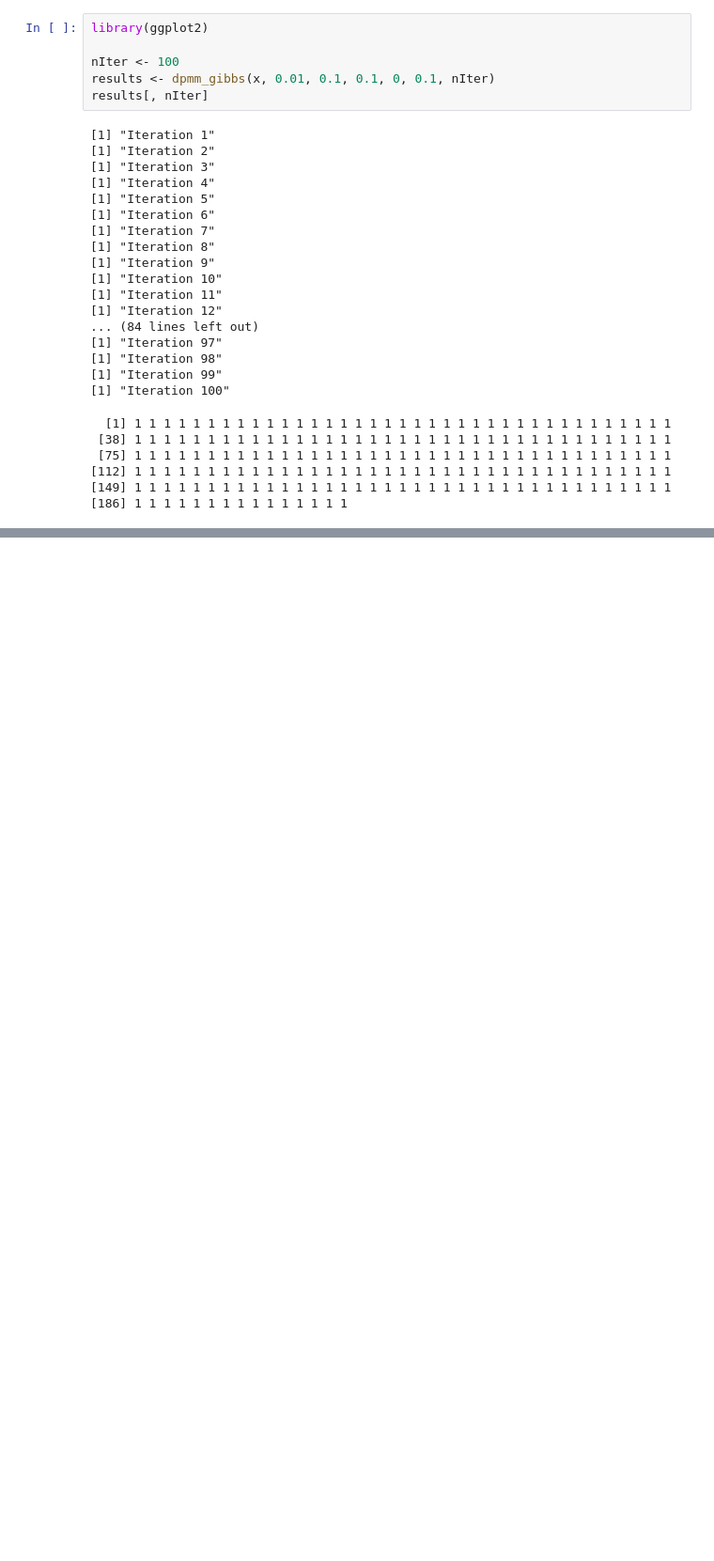
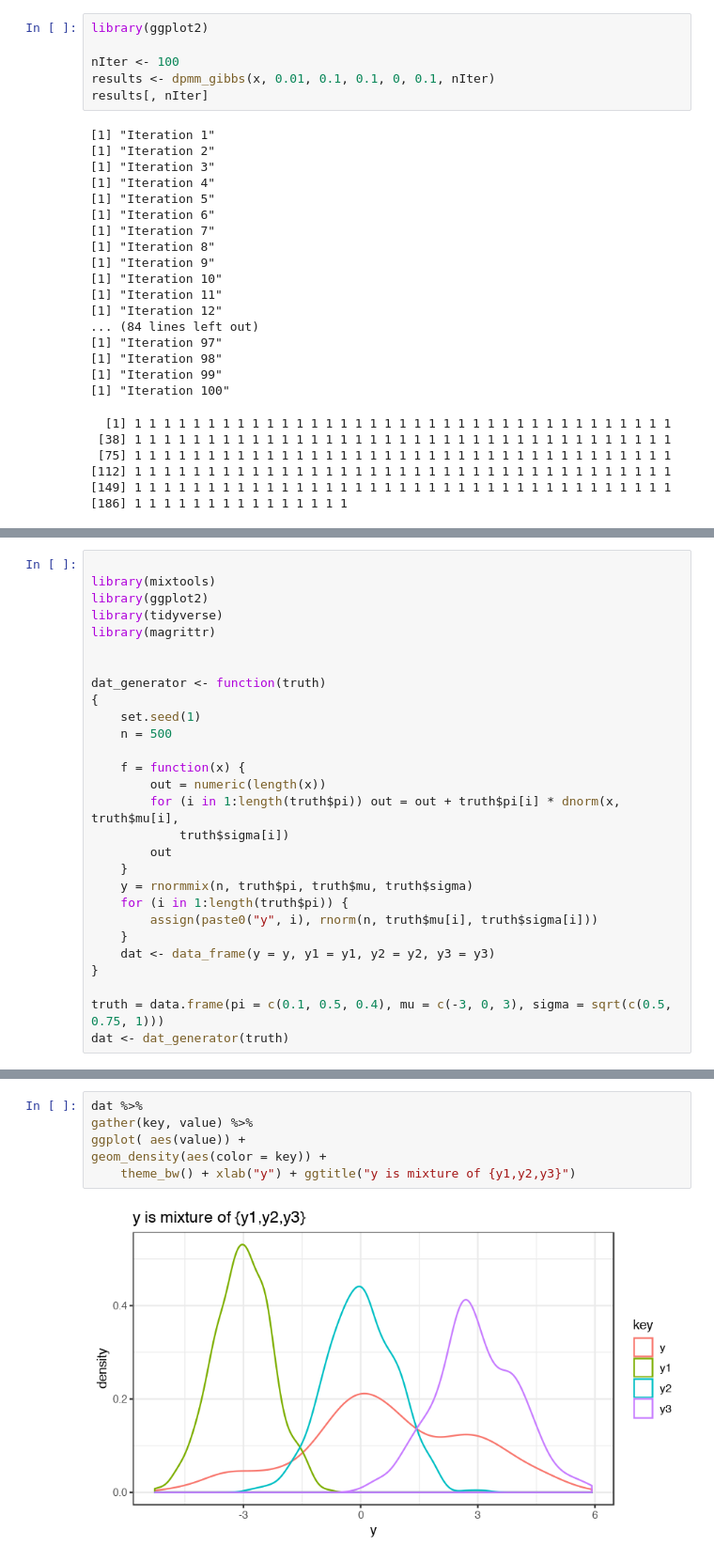
Before and after one commit to dirmeier/etudes, a Jupyter notebook: dirichlet_process_mixture_models.ipynb, the cells around one changed output, grey strips where cells are left out. Shown at 94% size. Saved outputs shown, nothing was run; the diff lists cells and outputs as text; blank space fills up the shorter version.

```diff
--- a/dirichlet_process_mixture_models.ipynb
+++ b/dirichlet_process_mixture_models.ipynb
@@ -340,0 +538,28 @@ Traceback:
+# %%
+
+library(mixtools)
+library(ggplot2)
+library(tidyverse)
+library(magrittr)
+
+
+dat_generator <- function(truth)
+{
+    set.seed(1)
+    n = 500
+
+    f = function(x) {
+        out = numeric(length(x))
+        for (i in 1:length(truth$pi)) out = out + truth$pi[i] * dnorm(x, truth$mu[i],
+            truth$sigma[i])
+        out
+    }
+    y = rnormmix(n, truth$pi, truth$mu, truth$sigma)
+    for (i in 1:length(truth$pi)) {
+        assign(paste0("y", i), rnorm(n, truth$mu[i], truth$sigma[i]))
+    }
+    dat <- data_frame(y = y, y1 = y1, y2 = y2, y3 = y3)
+}
+
+truth = data.frame(pi = c(0.1, 0.5, 0.4), mu = c(-3, 0, 3), sigma = sqrt(c(0.5, 0.75, 1)))
+dat <- dat_generator(truth)
@@ -340,0 +587,8 @@ Traceback:
+# %%
+dat %>%
+gather(key, value) %>%
+ggplot( aes(value)) +
+geom_density(aes(color = key)) +
+    theme_bw() + xlab("y") + ggtitle("y is mixture of {y1,y2,y3}")
+# %% [output]
+[figure, added]
```
Also changed, not shown: parts of 32 cells of this notebook, 2 other files.
